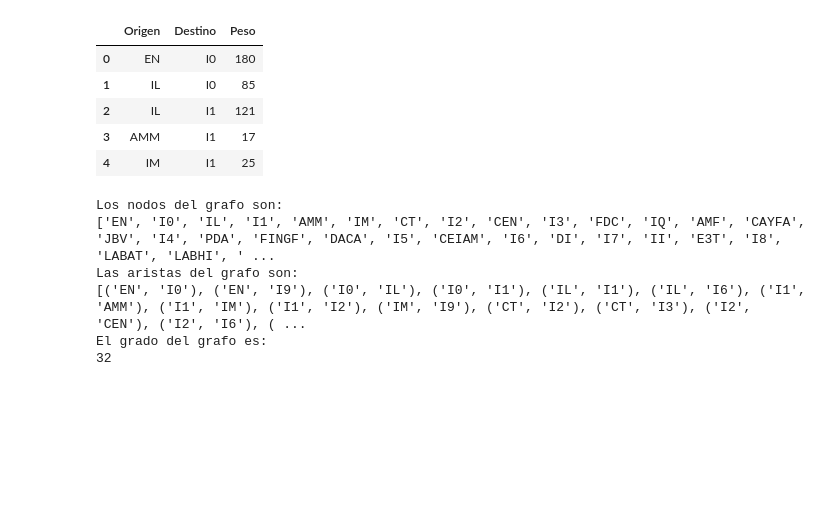
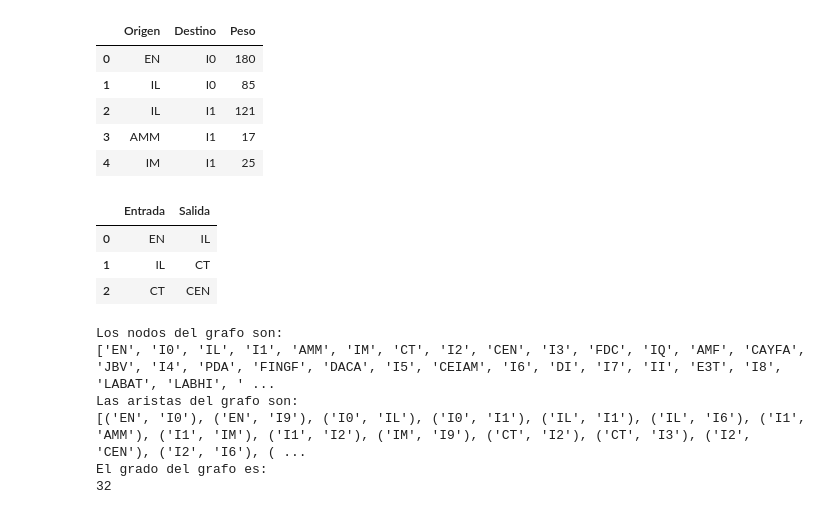
Before and after one commit to TMikeM/PRUEBAS-PARA-EL-PROYECTO-FINAL, a Jupyter notebook: grafoProyecto.ipynb, the cells around one changed output. Cells and saved outputs as stored; diff of their text form; code cells hidden in the pictures; blank space fills up the shorter version.

Commit message:
Con horario para dataframe

```diff
--- a/grafoProyecto.ipynb
+++ b/grafoProyecto.ipynb
@@ -50,3 +54,13 @@ G = nx.from_pandas_edgelist(df,source='Origen',target='Destino',edge_attr='Peso'
+# %%
+#Convirtiendo el archivo excel a data Frame
+dh = pd.read_excel("Hor.xlsx", index_col=None)
+# %%
+dh.head()
+# %% [output]
+|  | Entrada | Salida |
+| 0 | EN | IL |
+| 1 | IL | CT |
+| 2 | CT | CEN |
 # %%
 #Como la librería entiende los datos de nuestro grafo
 #Nodos del Grafo
```
Also changed, not shown: parts of 2 cells of this notebook.
